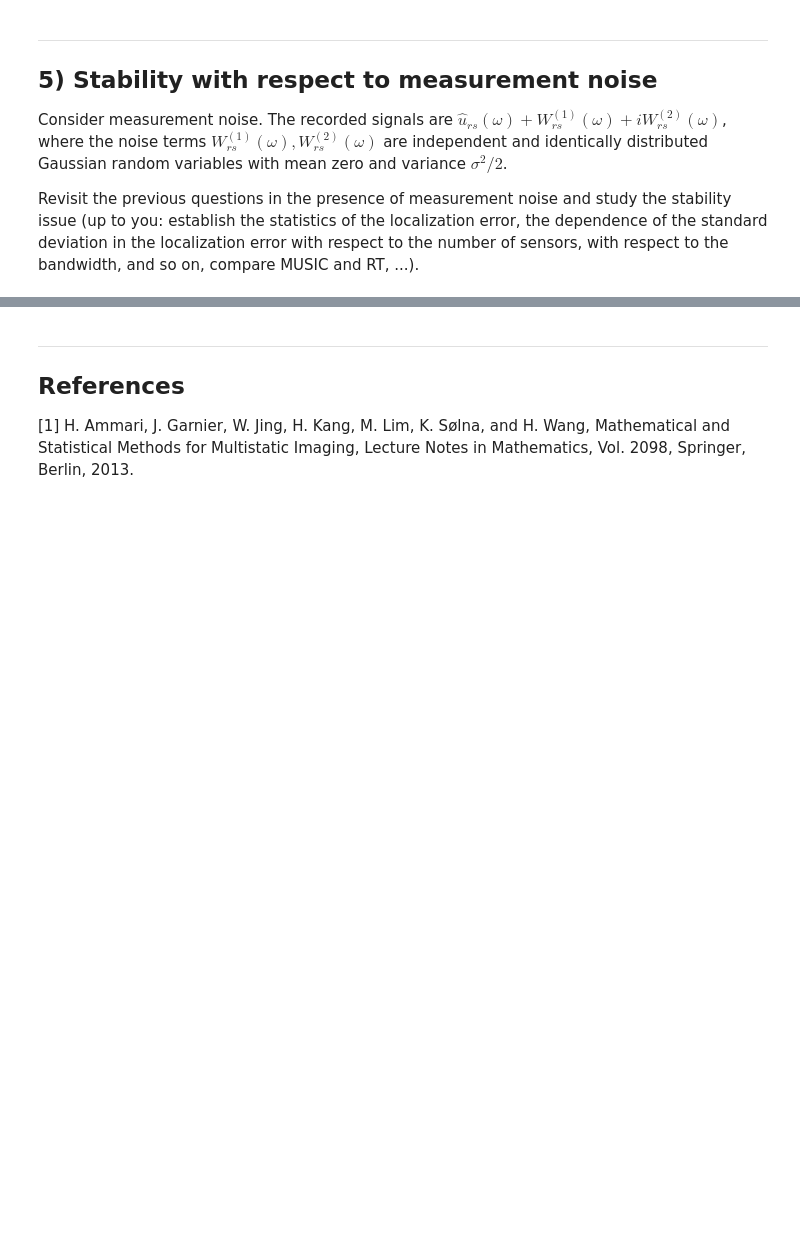
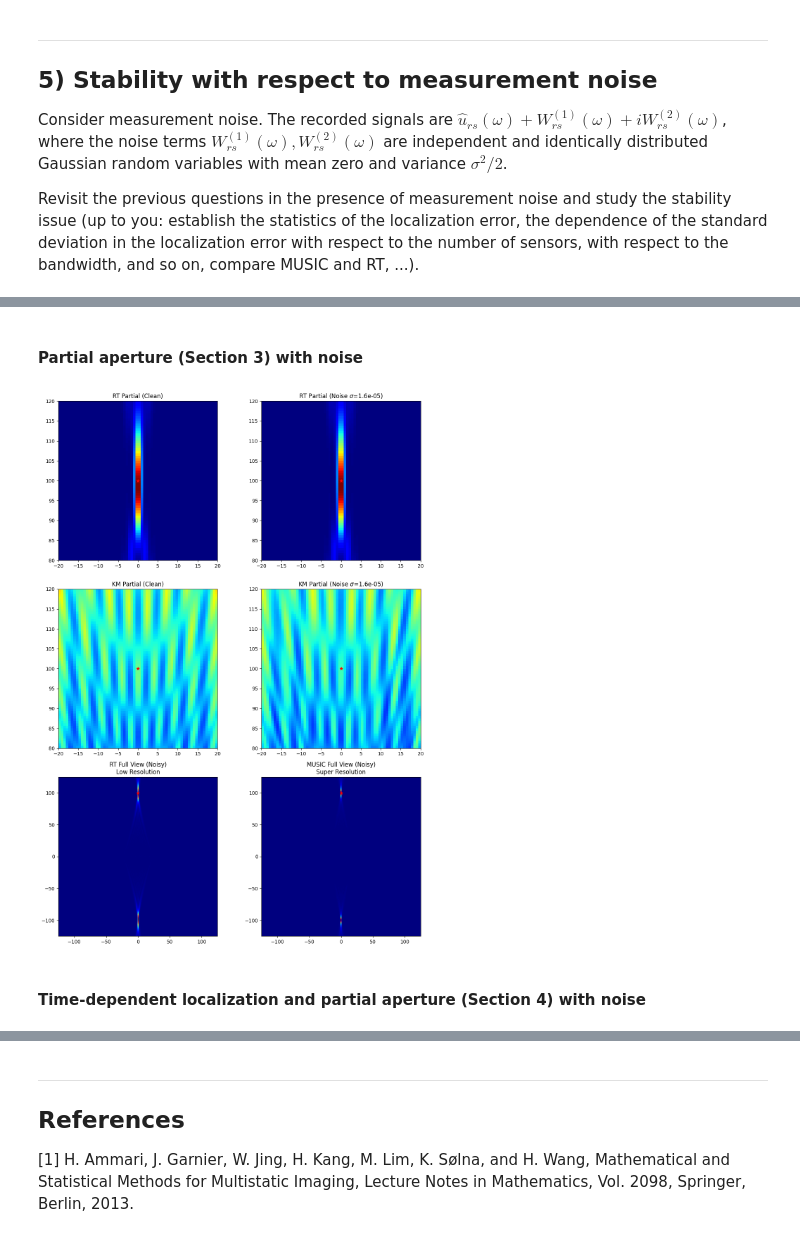
Before and after one commit to adonis107/MVA-IPI, a Jupyter notebook: RTKM_JAMAL_MARTINI.ipynb, the cells around one changed output, grey strips where cells are left out. Saved outputs shown, nothing was run; the diff lists cells and outputs as text; code cells hidden in the pictures; blank space fills up the shorter version.

```diff
--- a/RTKM_JAMAL_MARTINI.ipynb
+++ b/RTKM_JAMAL_MARTINI.ipynb
@@ -1299,5 +1198,6 @@ plt.show()
+# %% [markdown]
+#### Partial aperture (Section 3) with noise
 # %%
-# Partial aperture with noise
 # Parameters
 N = 100  # Number of transducers
 w = 2 * np.pi  # Frequency
@@ -1316,7 +1216,7 @@ z = np.linspace(zlim[0], zlim[1], n)
 X, Z = np.meshgrid(x, z)
 
 # Define zoom window size
-zoom_half_width = 30
+zoom_half_width = 20
 
 x_zoom = (x_ref[0] - zoom_half_width, x_ref[0] + zoom_half_width)
 z_zoom = (x_ref[1] - zoom_half_width, x_ref[1] + zoom_half_width)
@@ -1327,7 +1227,7 @@ v_t = GreenRT(dist_t_ref, w)
 U_clean = -(w**2 / 16) * np.outer(v_t, v_t)
 
 # Add Noise
-sigma = 0.1 * np.max(np.abs(U_clean))
+sigma = 0.1 * np.max(np.abs(U_clean))  # ADJUST THIS FACTOR TO CHANGE THE NOISE LEVEL
 U_noisy = add_noise(U_clean, sigma)
 
 # Precompute Grid Green's Functions
@@ -1339,11 +1239,11 @@ G_rt = GreenRT(dists_grid, w)
 G_rt_conj = np.conj(G_rt)
 # Clean
 temp = G_rt_conj @ U_clean
-I_RT_clean = np.abs(np.sum(temp * G_rt_conj, axis=1))**2
+I_RT_clean = np.abs(np.sum(temp * G_rt_conj, axis=1)) ** 2
 I_RT_clean = I_RT_clean.reshape(X.shape)
 # Noisy
 temp = G_rt_conj @ U_noisy
-I_RT_noisy = np.abs(np.sum(temp * G_rt_conj, axis=1))**2
+I_RT_noisy = np.abs(np.sum(temp * G_rt_conj, axis=1)) ** 2
 I_RT_noisy = I_RT_noisy.reshape(X.shape)
 
 # Kirchhoff Migration
@@ -1351,11 +1251,11 @@ G_km = GreenKM(dists_grid, w)
 G_km_conj = np.conj(G_km)
 # Clean
 temp = G_km_conj @ U_clean
-I_KM_clean = np.abs(np.sum(temp * G_km_conj, axis=1))**2
+I_KM_clean = np.abs(np.sum(temp * G_km_conj, axis=1)) ** 2
 I_KM_clean = I_KM_clean.reshape(X.shape)
 # Noisy
 temp = G_km_conj @ U_noisy
-I_KM_noisy = np.abs(np.sum(temp * G_km_conj, axis=1))**2
+I_KM_noisy = np.abs(np.sum(temp * G_km_conj, axis=1)) ** 2
 I_KM_noisy = I_KM_noisy.reshape(X.shape)
 
 # MUSIC
@@ -1364,52 +1264,56 @@ u1 = u[:, 0]
 norms_g = np.linalg.norm(G_rt, axis=1)
 G_norm = G_rt / norms_g[:, None]
 proj = G_norm @ u1.conj()
-denom = 1.0 - np.abs(proj)**2
+denom = 1.0 - np.abs(proj) ** 2
 denom = np.maximum(denom, 1e-6)
 I_MUSIC = 1.0 / denom
 I_MUSIC = I_MUSIC.reshape(X.shape)
 
 
 # Visualization
 fig, ax = plt.subplots(3, 2, figsize=(12, 16))
 
 # Row 1: RT (Clean vs Noisy) - Zoomed
-ax[0, 0].imshow(I_RT_clean, extent=xlim+zlim, origin="lower", cmap="jet")
+ax[0, 0].imshow(I_RT_clean, extent=xlim + zlim, origin="lower", cmap="jet")
 ax[0, 0].set_title("RT Partial (Clean)")
-ax[0, 0].scatter(*x_ref, c='r', marker='*')
+ax[0, 0].scatter(*x_ref, c="r", marker="*")
 ax[0, 0].set_xlim(x_zoom)
 ax[0, 0].set_ylim(z_zoom)
 
-ax[0, 1].imshow(I_RT_noisy, extent=xlim+zlim, origin="lower", cmap="jet")
+ax[0, 1].imshow(I_RT_noisy, extent=xlim + zlim, origin="lower", cmap="jet")
 ax[0, 1].set_title(f"RT Partial (Noise $\\sigma$={sigma:.2g})")
-ax[0, 1].scatter(*x_ref, c='r', marker='*')
+ax[0, 1].scatter(*x_ref, c="r", marker="*")
 ax[0, 1].set_xlim(x_zoom)
 ax[0, 1].set_ylim(z_zoom)
 
 # Row 2: KM (Clean vs Noisy) - Zoomed
-ax[1, 0].imshow(I_KM_clean, extent=xlim+zlim, origin="lower", cmap="jet")
+ax[1, 0].imshow(I_KM_clean, extent=xlim + zlim, origin="lower", cmap="jet")
 ax[1, 0].set_title("KM Partial (Clean)")
-ax[1, 0].scatter(*x_ref, c='r', marker='*')
+ax[1, 0].scatter(*x_ref, c="r", marker="*")
 ax[1, 0].set_xlim(x_zoom)
 ax[1, 0].set_ylim(z_zoom)
 
-ax[1, 1].imshow(I_KM_noisy, extent=xlim+zlim, origin="lower", cmap="jet")
+ax[1, 1].imshow(I_KM_noisy, extent=xlim + zlim, origin="lower", cmap="jet")
 ax[1, 1].set_title(f"KM Partial (Noise $\\sigma$={sigma:.2g})")
-ax[1, 1].scatter(*x_ref, c='r', marker='*')
+ax[1, 1].scatter(*x_ref, c="r", marker="*")
 ax[1, 1].set_xlim(x_zoom)
 ax[1, 1].set_ylim(z_zoom)
 
 # Row 3: Comparison (Full View) - RT vs MUSIC
-ax[2, 0].imshow(I_RT_noisy, extent=xlim+zlim, origin="lower", cmap="jet")
+ax[2, 0].imshow(I_RT_noisy, extent=xlim + zlim, origin="lower", cmap="jet")
 ax[2, 0].set_title("RT Full View (Noisy)\nLow Resolution")
-ax[2, 0].scatter(*x_ref, c='r', marker='*')
-ax[2, 0].set_aspect('equal') # Correct aspect ratio
+ax[2, 0].scatter(*x_ref, c="r", marker="*")
+ax[2, 0].set_aspect("equal")  # Correct aspect ratio
 
-ax[2, 1].imshow(I_MUSIC, extent=xlim+zlim, origin="lower", cmap="jet")
+ax[2, 1].imshow(I_MUSIC, extent=xlim + zlim, origin="lower", cmap="jet")
 ax[2, 1].set_title("MUSIC Full View (Noisy)\nSuper Resolution")
-ax[2, 1].scatter(*x_ref, c='r', marker='*')
-ax[2, 1].set_aspect('equal')
+ax[2, 1].scatter(*x_ref, c="r", marker="*")
+ax[2, 1].set_aspect("equal")
 
 plt.tight_layout()
 plt.show()
+# %% [output]
+[figure, added]
+# %% [markdown]
+#### Time-dependent localization and partial aperture (Section 4) with noise
 # %%
```
Also changed, not shown: parts of 29 cells of this notebook.
